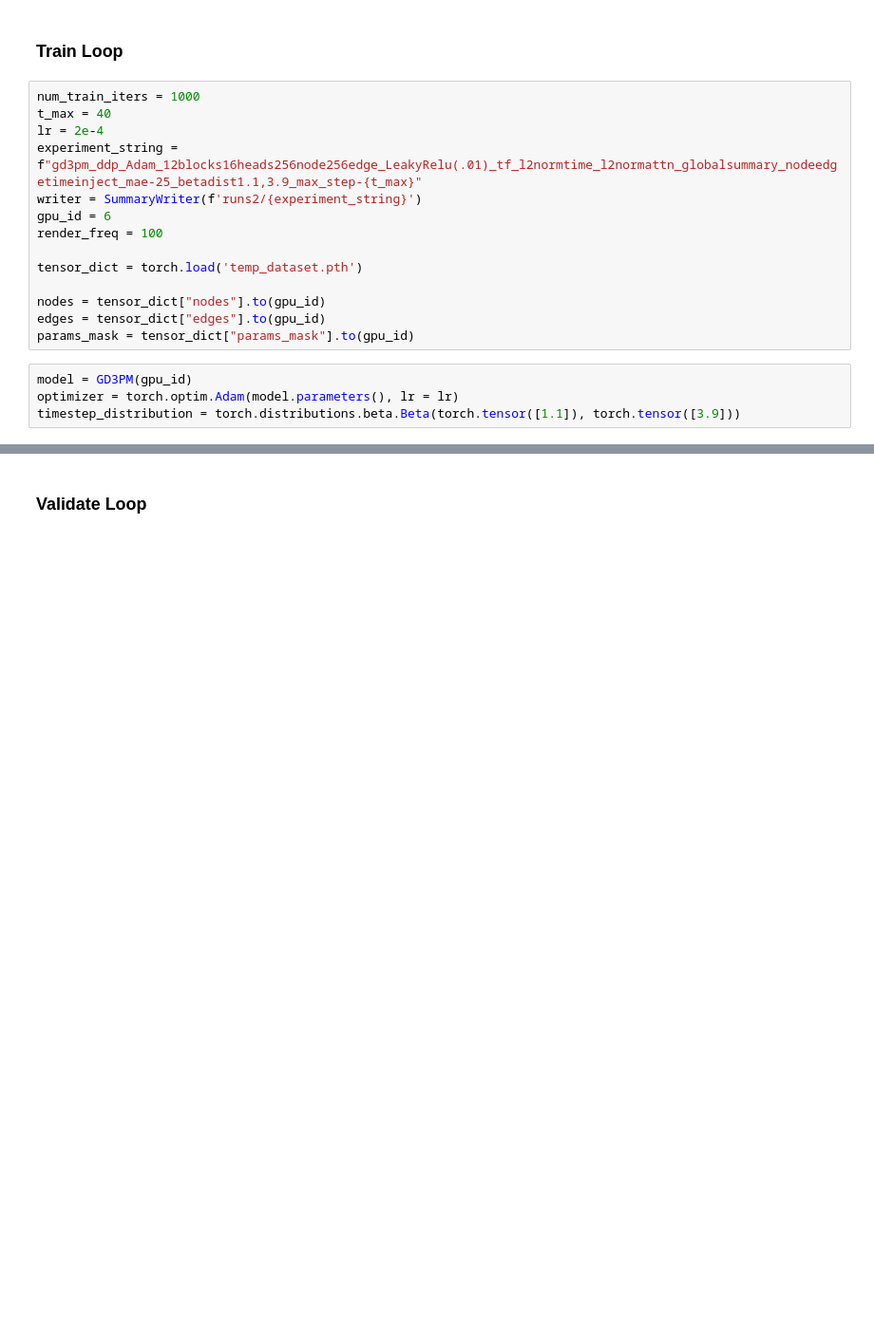
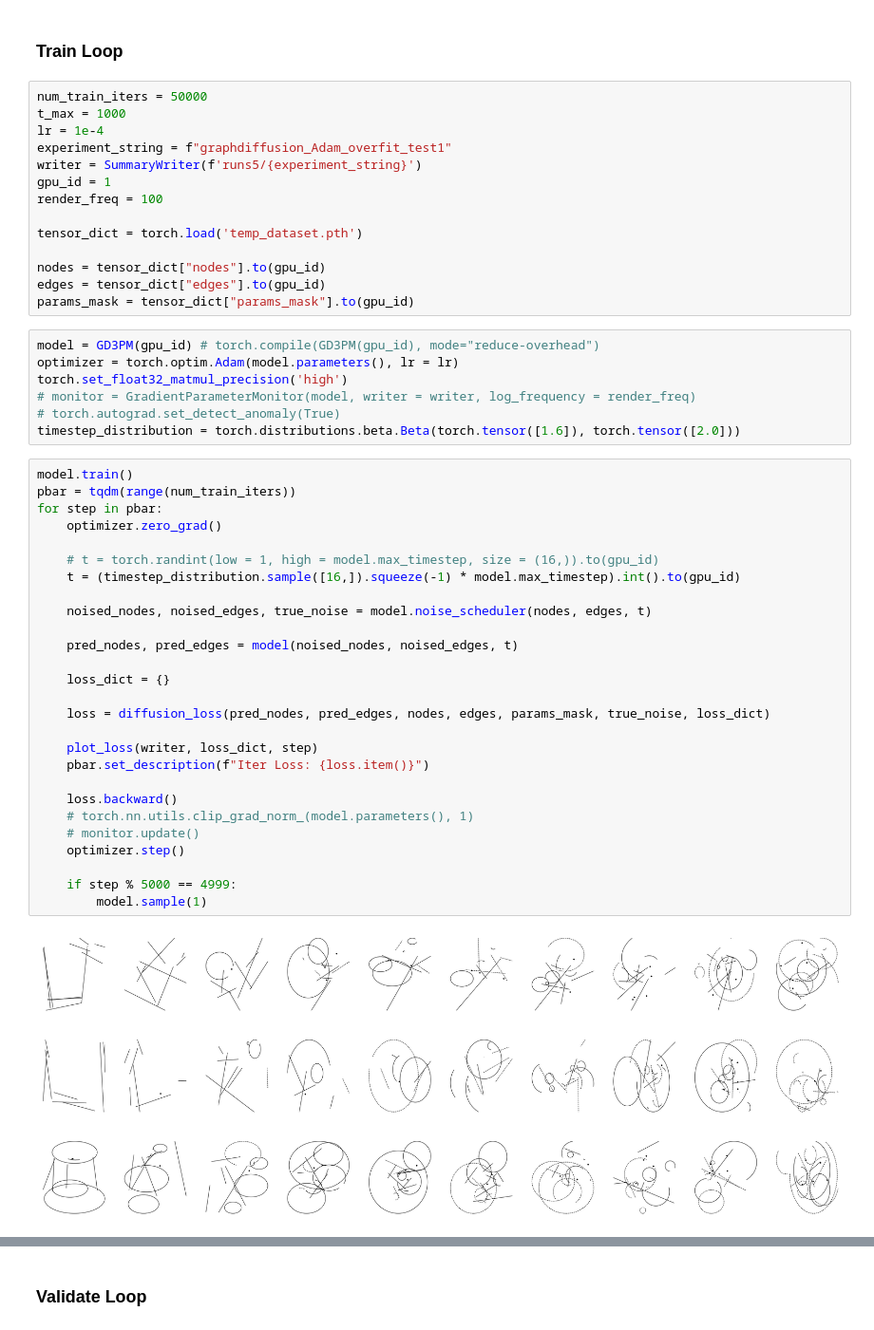
Before and after one commit to Sathware/SketchDNN, a Jupyter notebook: diffusion_overfit.ipynb, the cells around one changed output, grey strips where cells are left out. Shown at 95% size. Drawn from its saved outputs; the diff is of its cells as text; blank space fills up the shorter version.

```diff
--- a/diffusion_overfit.ipynb
+++ b/diffusion_overfit.ipynb
@@ -898,12 +1774,12 @@ def plot_loss(writer : SummaryWriter, loss_dict : dict, step : int):
 # %% [markdown]
 ### Train Loop
 # %%
-num_train_iters = 1000
-t_max = 40
-lr = 2e-4
-experiment_string = f"gd3pm_ddp_Adam_12blocks16heads256node256edge_LeakyRelu(.01)_tf_l2normtime_l2normattn_globalsummary_nodeedgetimeinject_mae-25_betadist1.1,3.9_max_step-{t_max}"
-writer = SummaryWriter(f'runs2/{experiment_string}')
-gpu_id = 6
+num_train_iters = 50000
+t_max = 1000
+lr = 1e-4
+experiment_string = f"graphdiffusion_Adam_overfit_test1"
+writer = SummaryWriter(f'runs5/{experiment_string}')
+gpu_id = 1
 render_freq = 100
 
 tensor_dict = torch.load('temp_dataset.pth')
@@ -912,6 +1788,40 @@ nodes = tensor_dict["nodes"].to(gpu_id)
 edges = tensor_dict["edges"].to(gpu_id)
 params_mask = tensor_dict["params_mask"].to(gpu_id)
 # %%
-model = GD3PM(gpu_id)
+model = GD3PM(gpu_id) # torch.compile(GD3PM(gpu_id), mode="reduce-overhead")
 optimizer = torch.optim.Adam(model.parameters(), lr = lr)
-timestep_distribution = torch.distributions.beta.Beta(torch.tensor([1.1]), torch.tensor([3.9]))
+torch.set_float32_matmul_precision('high')
+# monitor = GradientParameterMonitor(model, writer = writer, log_frequency = render_freq)
+# torch.autograd.set_detect_anomaly(True)
+timestep_distribution = torch.distributions.beta.Beta(torch.tensor([1.6]), torch.tensor([2.0]))
+# %%
+model.train()
+pbar = tqdm(range(num_train_iters))
+for step in pbar:
+    optimizer.zero_grad()
+
+    # t = torch.randint(low = 1, high = model.max_timestep, size = (16,)).to(gpu_id)
+    t = (timestep_distribution.sample([16,]).squeeze(-1) * model.max_timestep).int().to(gpu_id)
+
+    noised_nodes, noised_edges, true_noise = model.noise_scheduler(nodes, edges, t)
+
+    pred_nodes, pred_edges = model(noised_nodes, noised_edges, t)
+
+    loss_dict = {}
+
+    loss = diffusion_loss(pred_nodes, pred_edges, nodes, edges, params_mask, true_noise, loss_dict)
+
+    plot_loss(writer, loss_dict, step)
+    pbar.set_description(f"Iter Loss: {loss.item()}")
+
+    loss.backward()
+    # torch.nn.utils.clip_grad_norm_(model.parameters(), 1)
+    # monitor.update()
+    optimizer.step()
+
+    if step % 5000 == 4999:
+        model.sample(1)
+# %% [output]
+[figure, added]
+[figure, added]
+[figure, added]
```
Also changed, not shown: parts of 20 cells of this notebook, 19 other files.
